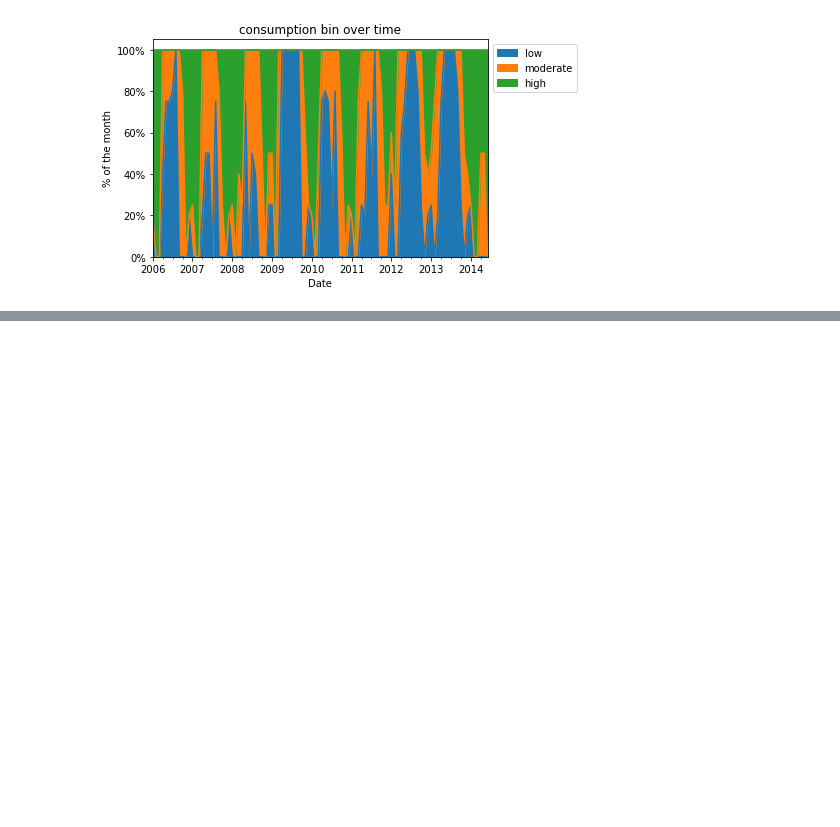
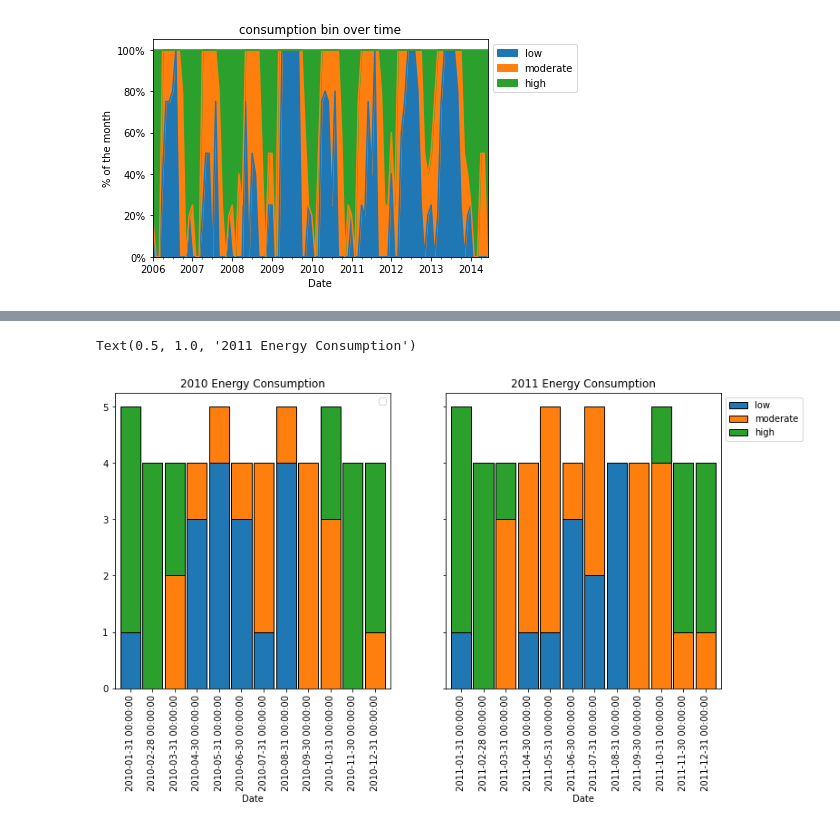
Before and after one commit to NSharick/time-series-exercises, a Jupyter notebook: explore.ipynb, the cells around one changed output, grey strips where cells are left out. Drawn from its saved outputs; the diff is of its cells as text; code cells hidden in the pictures; blank space fills up the shorter version.

```diff
--- a/explore.ipynb
+++ b/explore.ipynb
@@ -375,0 +386,14 @@ ax.yaxis.set_major_formatter('{:.0%}'.format)
+# %%
+f, (ax1, ax2) = plt.subplots(1, 2, sharey=True, figsize=(12,6))
+(train['2010'].groupby('consump_bin').resample('M').size().unstack(0).plot.bar(ax=ax1, stacked=True, width=.9, ec='black'))
+(train['2011'].groupby('consump_bin').resample('M').size().unstack(0).plot.bar(ax=ax2, stacked=True, width=.9, ec='black'))
+#ax1.legend(loc="upper left", bbox_to_anchor=(1, 1))
+ax1.legend('')
+ax2.legend(loc="upper left", bbox_to_anchor=(1, 1))
+ax1.set_title('2010 Energy Consumption')
+ax2.set_title('2011 Energy Consumption')
+#labels = [pd.to_datetime(t.get_text()).strftime('%B') for t in ax.get_xticklabels()]
+#ax1.set_xticklabels(labels)
+# %% [output]
+Text(0.5, 1.0, '2011 Energy Consumption')
+[figure, added]
```
Also changed, not shown: parts of 2 cells of this notebook.
